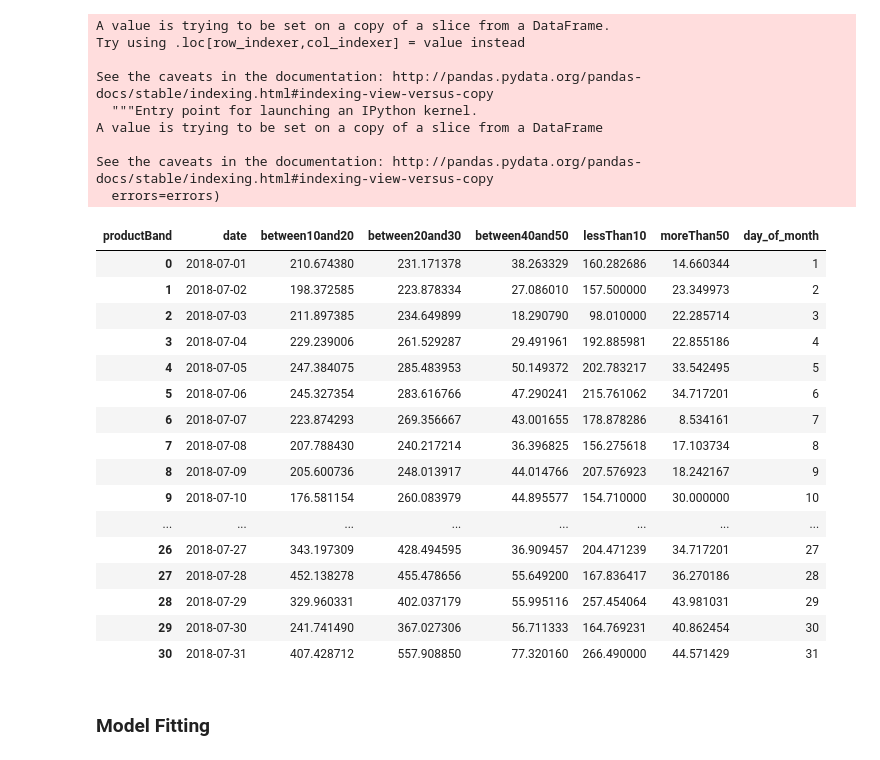
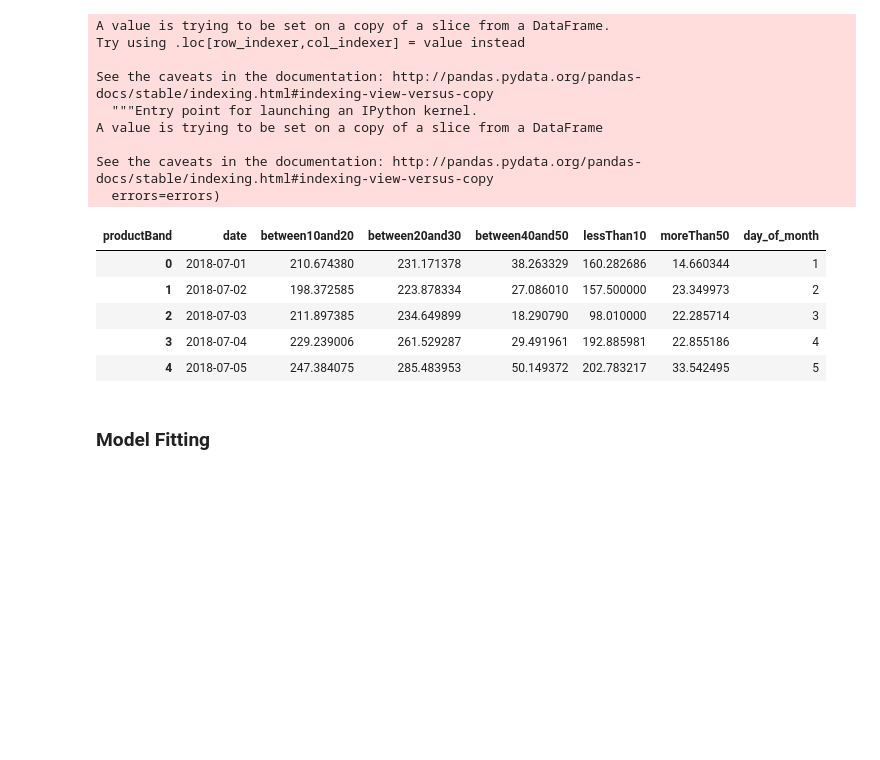
Before and after one commit to JoekingCooper/btakehometask, a Jupyter notebook: notebooks/5_Forecasting_New_Line.ipynb, the cells around one changed output. Saved outputs shown, nothing was run; the diff lists cells and outputs as text; code cells hidden in the pictures; blank space fills up the shorter version.

Commit message:
truncate some of the dataframe results, to save space

```diff
--- a/notebooks/5_Forecasting_New_Line.ipynb
+++ b/notebooks/5_Forecasting_New_Line.ipynb
@@ -198,25 +187,14 @@ A value is trying to be set on a copy of a slice from a DataFrame
 See the caveats in the documentation: http://pandas.pydata.org/pandas-docs/stable/indexing.html#indexing-view-versus-copy
   errors=errors)
 # %%
-modelling_month
+modelling_month.head()
 # %% [output]
 | productBand | date | between10and20 | between20and30 | between40and50 | lessThan10 | moreThan50 | day_of_month |
 | 0 | 2018-07-01 | 210.674380 | 231.171378 | 38.263329 | 160.282686 | 14.660344 | 1 |
 | 1 | 2018-07-02 | 198.372585 | 223.878334 | 27.086010 | 157.500000 | 23.349973 | 2 |
 | 2 | 2018-07-03 | 211.897385 | 234.649899 | 18.290790 | 98.010000 | 22.285714 | 3 |
 | 3 | 2018-07-04 | 229.239006 | 261.529287 | 29.491961 | 192.885981 | 22.855186 | 4 |
 | 4 | 2018-07-05 | 247.384075 | 285.483953 | 50.149372 | 202.783217 | 33.542495 | 5 |
-| 5 | 2018-07-06 | 245.327354 | 283.616766 | 47.290241 | 215.761062 | 34.717201 | 6 |
-| 6 | 2018-07-07 | 223.874293 | 269.356667 | 43.001655 | 178.878286 | 8.534161 | 7 |
-| 7 | 2018-07-08 | 207.788430 | 240.217214 | 36.396825 | 156.275618 | 17.103734 | 8 |
-| 8 | 2018-07-09 | 205.600736 | 248.013917 | 44.014766 | 207.576923 | 18.242167 | 9 |
-| 9 | 2018-07-10 | 176.581154 | 260.083979 | 44.895577 | 154.710000 | 30.000000 | 10 |
-| ... | ... | ... | ... | ... | ... | ... | ... |
-| 26 | 2018-07-27 | 343.197309 | 428.494595 | 36.909457 | 204.471239 | 34.717201 | 27 |
-| 27 | 2018-07-28 | 452.138278 | 455.478656 | 55.649200 | 167.836417 | 36.270186 | 28 |
-| 28 | 2018-07-29 | 329.960331 | 402.037179 | 55.995116 | 257.454064 | 43.981031 | 29 |
-| 29 | 2018-07-30 | 241.741490 | 367.027306 | 56.711333 | 164.769231 | 40.862454 | 30 |
-| 30 | 2018-07-31 | 407.428712 | 557.908850 | 77.320160 | 266.490000 | 44.571429 | 31 |
 # %% [markdown]
 ### Model Fitting
 # %% [markdown]
```
Also changed, not shown: parts of 4 cells of this notebook.
